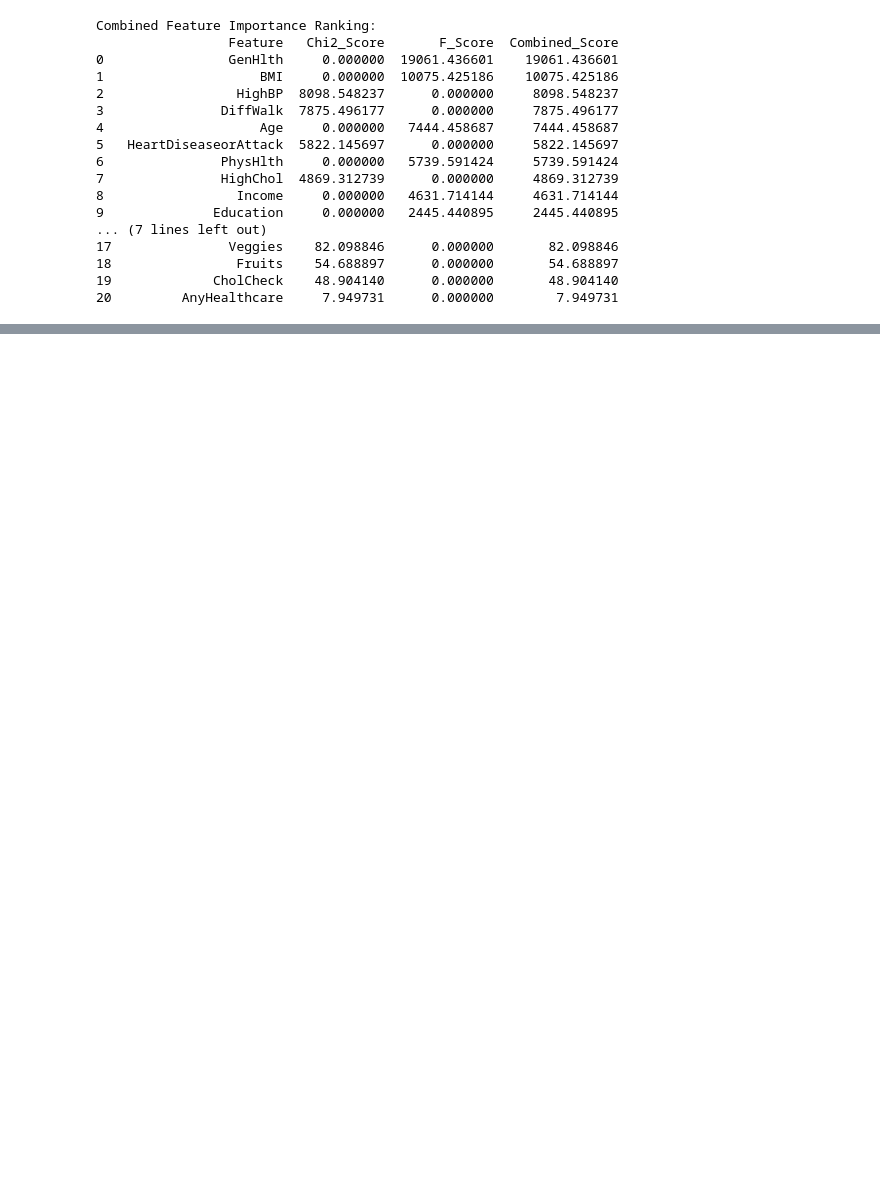
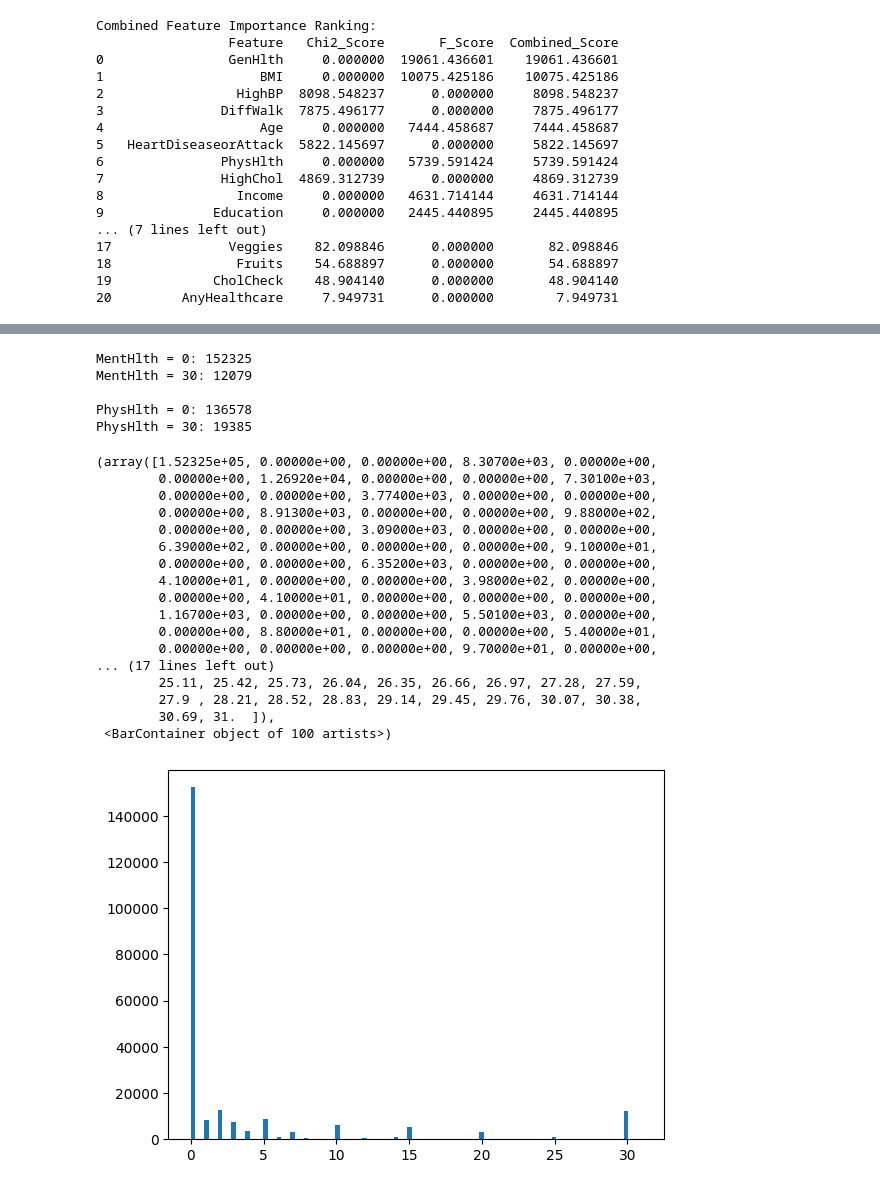
Before and after one commit to fegade99/proyecto_diabetes_david_felipe, a Jupyter notebook: src/explore.ipynb, the cells around one changed output, grey strips where cells are left out. Drawn from its saved outputs; the diff is of its cells as text; code cells hidden in the pictures; blank space fills up the shorter version.

```diff
--- a/src/explore.ipynb
+++ b/src/explore.ipynb
@@ -769,0 +880,33 @@ Combined Feature Importance Ranking:
+# %%
+print("MentHlth = 0:", (data_cleaned["MentHlth"] == 0).sum())
+print("MentHlth = 30:", (data_cleaned["MentHlth"] == 30).sum(), "\n")
+
+print("PhysHlth = 0:", (data_cleaned["PhysHlth"] == 0).sum())
+print("PhysHlth = 30:", (data_cleaned["PhysHlth"] == 30).sum())
+# %% [output]
+MentHlth = 0: 152325
+MentHlth = 30: 12079
+
+PhysHlth = 0: 136578
+PhysHlth = 30: 19385
+# %%
+plt.hist(data_cleaned["MentHlth"], bins=100, range=(0, 31))
+# %% [output]
+(array([1.52325e+05, 0.00000e+00, 0.00000e+00, 8.30700e+03, 0.00000e+00,
+        0.00000e+00, 1.26920e+04, 0.00000e+00, 0.00000e+00, 7.30100e+03,
+        0.00000e+00, 0.00000e+00, 3.77400e+03, 0.00000e+00, 0.00000e+00,
+        0.00000e+00, 8.91300e+03, 0.00000e+00, 0.00000e+00, 9.88000e+02,
+        0.00000e+00, 0.00000e+00, 3.09000e+03, 0.00000e+00, 0.00000e+00,
+        6.39000e+02, 0.00000e+00, 0.00000e+00, 0.00000e+00, 9.10000e+01,
+        0.00000e+00, 0.00000e+00, 6.35200e+03, 0.00000e+00, 0.00000e+00,
+        4.10000e+01, 0.00000e+00, 0.00000e+00, 3.98000e+02, 0.00000e+00,
+        0.00000e+00, 4.10000e+01, 0.00000e+00, 0.00000e+00, 0.00000e+00,
+        1.16700e+03, 0.00000e+00, 0.00000e+00, 5.50100e+03, 0.00000e+00,
+        0.00000e+00, 8.80000e+01, 0.00000e+00, 0.00000e+00, 5.40000e+01,
+        0.00000e+00, 0.00000e+00, 0.00000e+00, 9.70000e+01, 0.00000e+00,
+... (17 lines left out)
+        25.11, 25.42, 25.73, 26.04, 26.35, 26.66, 26.97, 27.28, 27.59,
+        27.9 , 28.21, 28.52, 28.83, 29.14, 29.45, 29.76, 30.07, 30.38,
+        30.69, 31.  ]),
+ <BarContainer object of 100 artists>)
+[figure, added]
```
Also changed, not shown: parts of 15 cells of this notebook, 1 other file.
